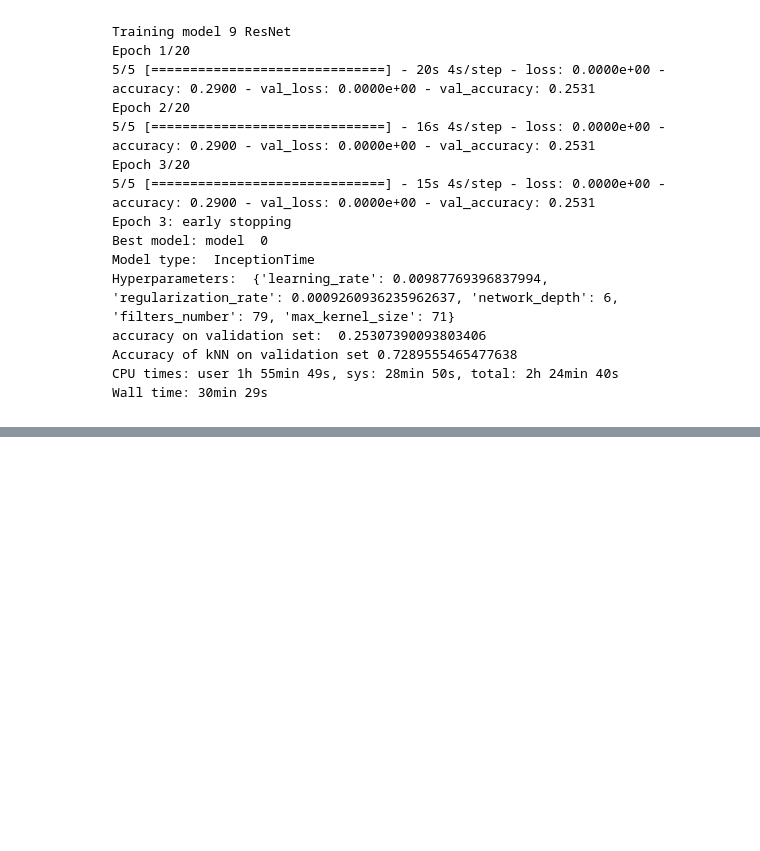
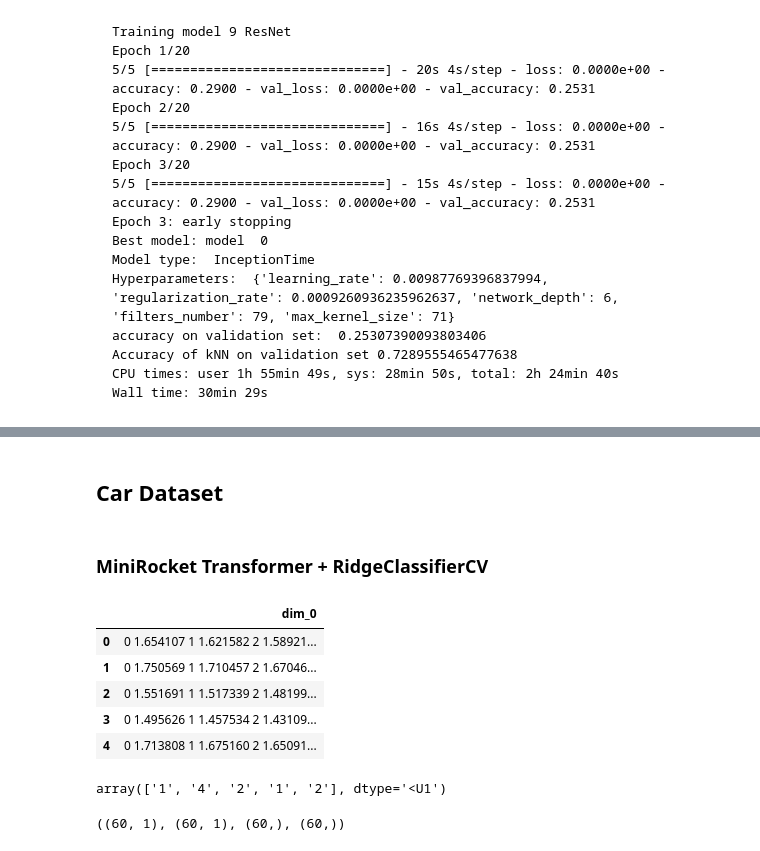
Before and after one commit to shamilnabiyev/automl-time-series, a Jupyter notebook: notebooks/odb-2-dtc-model-training.ipynb, the cells around one changed output, grey strips where cells are left out. Drawn from its saved outputs; the diff is of its cells as text; code cells hidden in the pictures; blank space fills up the shorter version.

```diff
--- a/notebooks/odb-2-dtc-model-training.ipynb
+++ b/notebooks/odb-2-dtc-model-training.ipynb
@@ -321,0 +235,22 @@ Epoch 3/3
+# %% [markdown]
+## Car Dataset
+# %% [markdown]
+### MiniRocket Transformer + RidgeClassifierCV
+# %%
+X_train, y_train =  load_from_tsfile("/mnt/f/Documents/Car_TRAIN.ts")
+X_test, y_test =  load_from_tsfile("/mnt/f/Documents/Car_TEST.ts")
+
+display(X_train.head())
+display(y_train[:5])
+# %% [output]
+|  | dim_0 |
+| 0 | 0 1.654107 1 1.621582 2 1.58921... |
+| 1 | 0 1.750569 1 1.710457 2 1.67046... |
+| 2 | 0 1.551691 1 1.517339 2 1.48199... |
+| 3 | 0 1.495626 1 1.457534 2 1.43109... |
+| 4 | 0 1.713808 1 1.675160 2 1.65091... |
+array(['1', '4', '2', '1', '2'], dtype='<U1')
+# %%
+X_train.shape, X_test.shape, y_train.shape, y_test.shape
+# %% [output]
+((60, 1), (60, 1), (60,), (60,))
```
Also changed, not shown: parts of 48 cells of this notebook.
